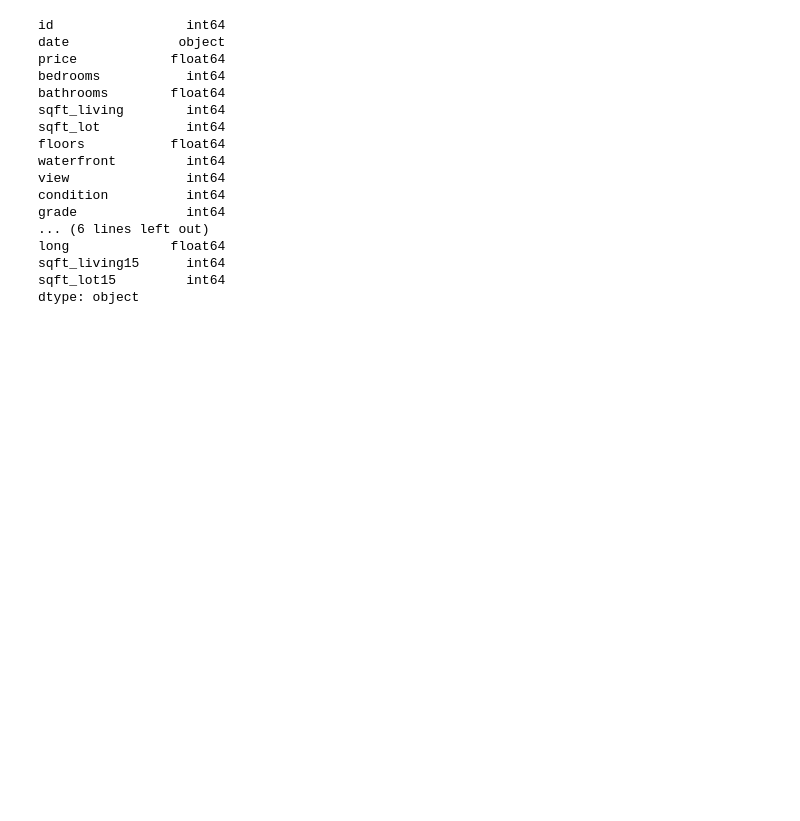
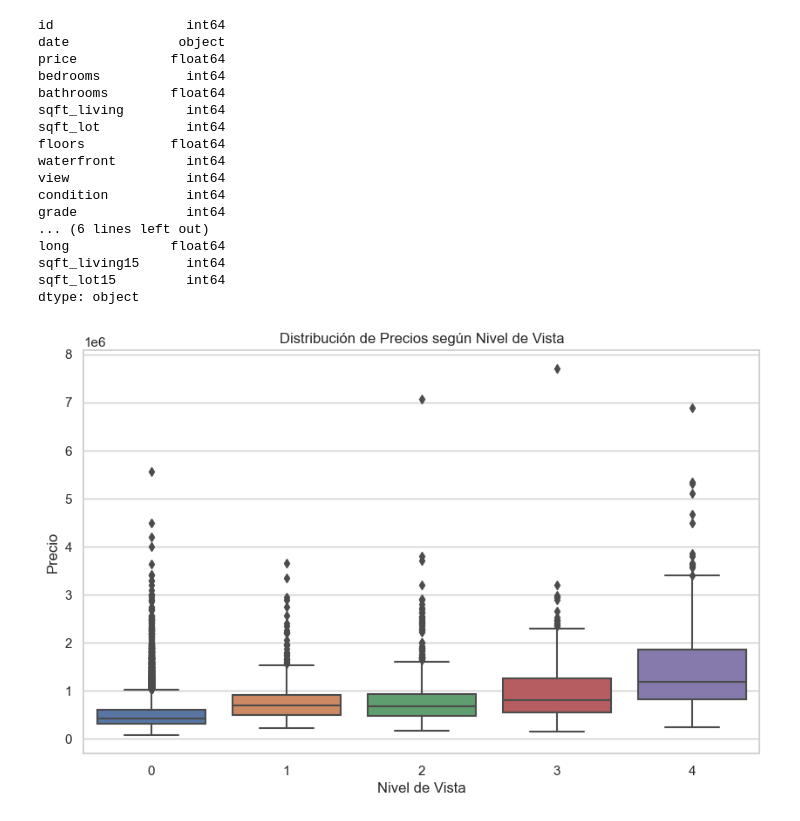
Before and after one commit to AI-School-F5-P2/ML_Predicter, a Jupyter notebook: Datos.ipynb, the cells around one changed output. Cells and saved outputs as stored; diff of their text form; code cells hidden in the pictures; blank space fills up the shorter version.

```diff
--- a/Datos.ipynb
+++ b/Datos.ipynb
@@ -102,3 +102,17 @@ long             float64
 sqft_living15      int64
 sqft_lot15         int64
 dtype: object
+# %%
+'''
+Corroboramos si el nivel de vista esta relacionado al precio.
+Definimos que en el nivel 1 y 2 no hay gran relevancia,
+sin embargo tanto en 0, 3 y 4 si que hay una variante significativa
+'''
+plt.figure(figsize=(10, 6))
+sns.boxplot(data=data, x='view', y='price')
+plt.title('Distribución de Precios según Nivel de Vista')
+plt.xlabel('Nivel de Vista')
+plt.ylabel('Precio')
+plt.show()
+# %% [output]
+[figure, added]
```
Also changed, not shown: parts of 3 cells of this notebook.
